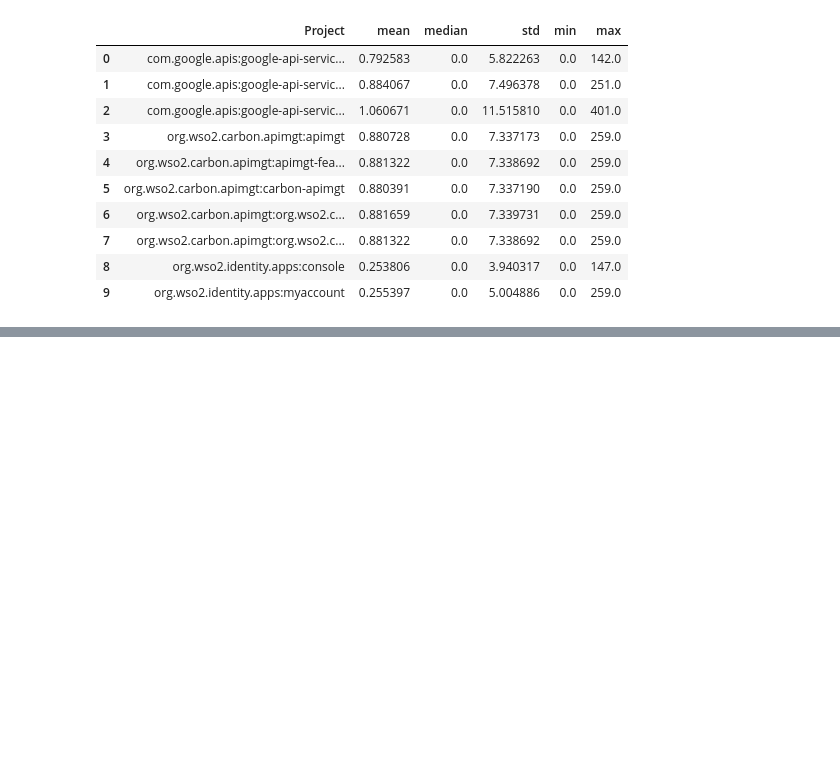
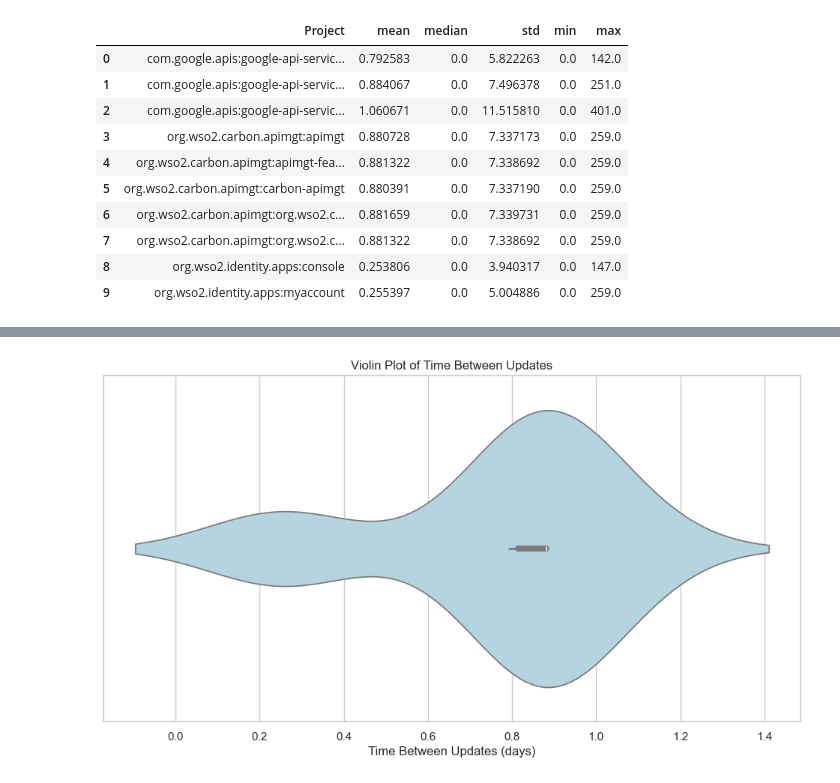
Before and after one commit to hanzltom/LOG6307-final, a Jupyter notebook: time_updates.ipynb, the cells around one changed output, grey strips where cells are left out. Drawn from its saved outputs; the diff is of its cells as text; code cells hidden in the pictures; blank space fills up the shorter version.

```diff
--- a/time_updates.ipynb
+++ b/time_updates.ipynb
@@ -131,0 +131,9 @@ plt.plot()
+# %%
+plt.figure(figsize=(12, 6))
+sns.violinplot(data=project_stats, x='mean', color='lightblue')
+plt.title('Violin Plot of Time Between Updates')
+plt.xlabel('Time Between Updates (days)')
+plt.savefig('violin_plot_time_between_updates.png')
+plt.show()
+# %% [output]
+[figure, added]
```
Also changed, not shown: parts of 4 cells of this notebook.
